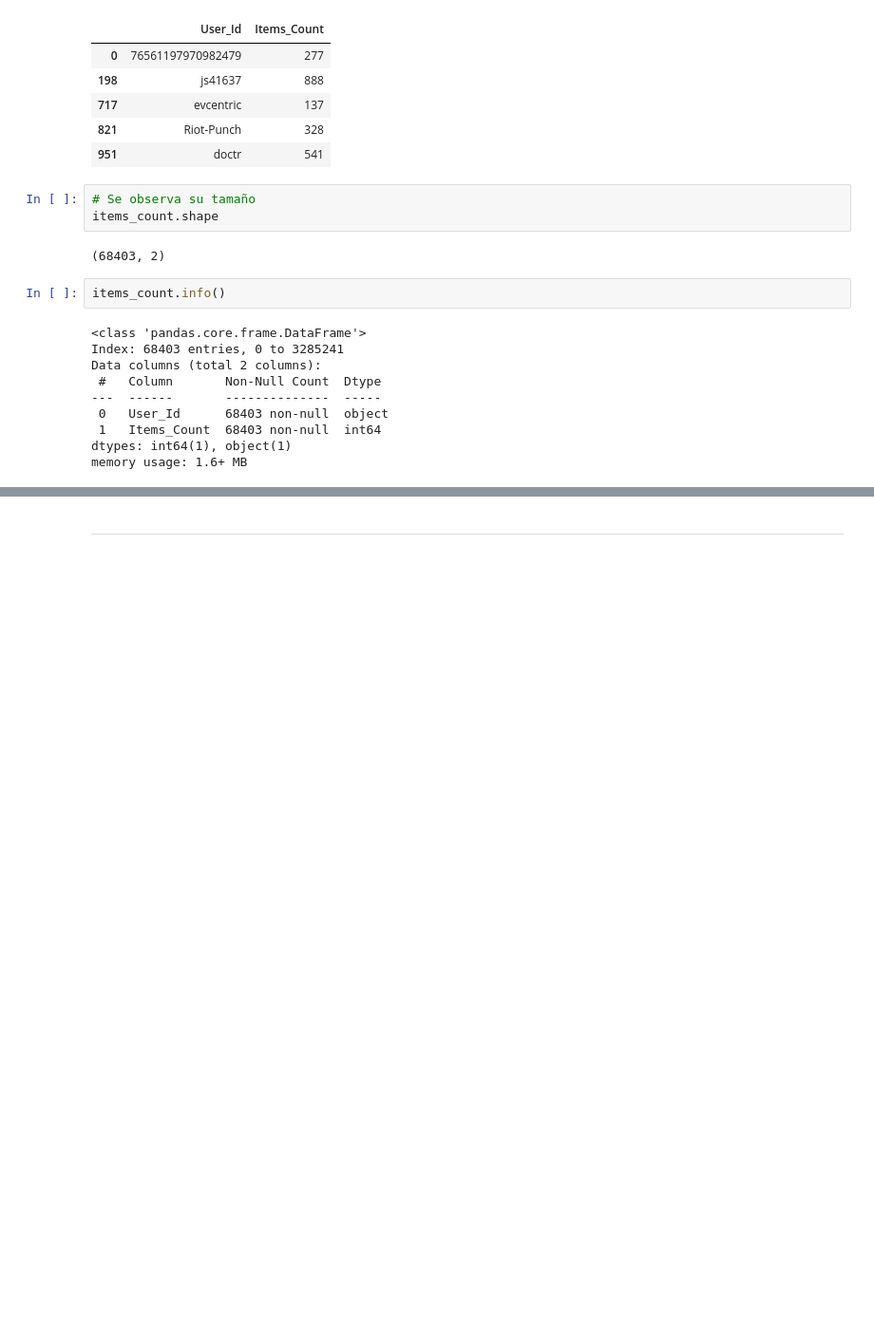
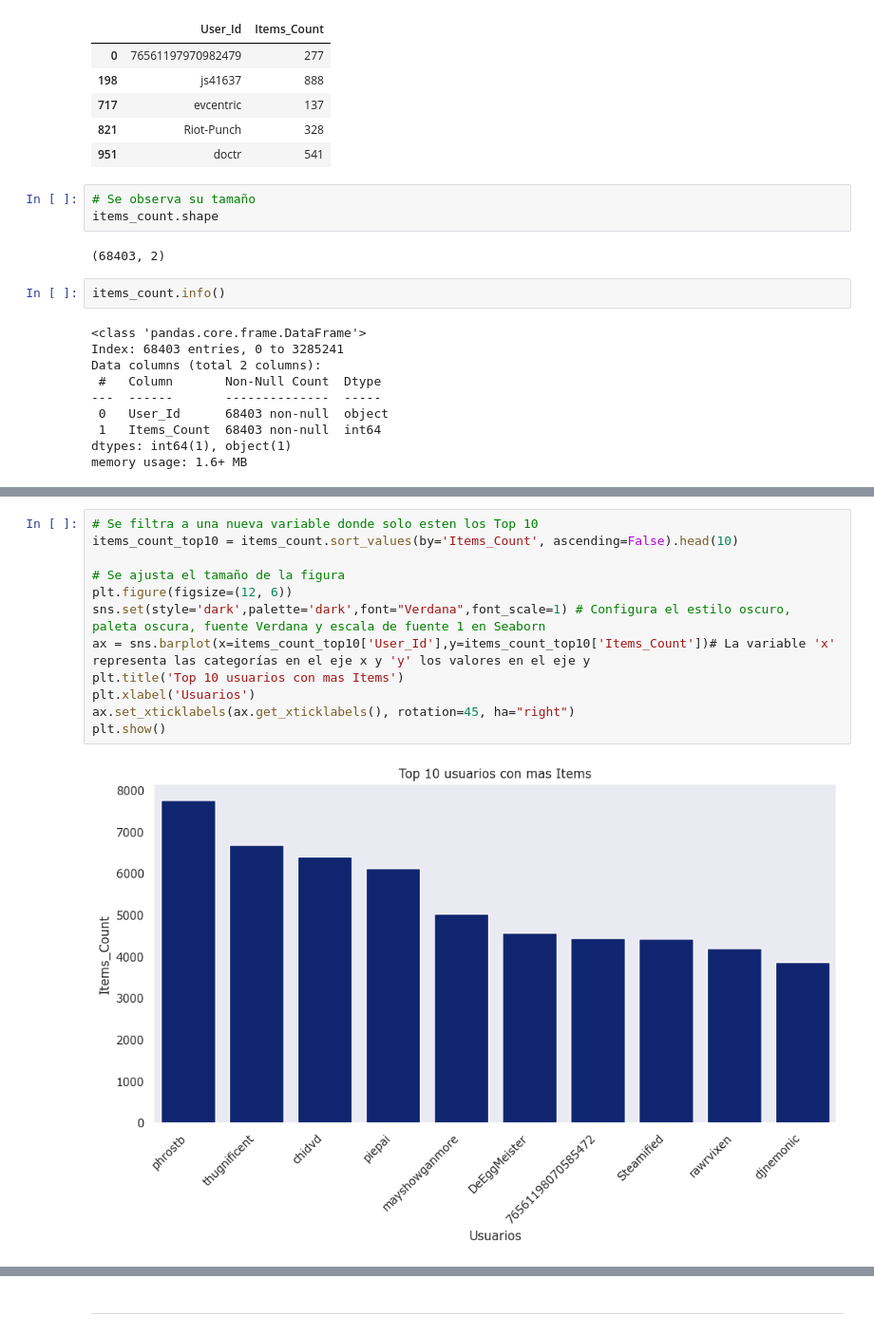
Before and after one commit to DavidssonGon/PI_ML_OPS_STEAM_DSFT17, a Jupyter notebook: EDA.ipynb, the cells around one changed output, grey strips where cells are left out. Shown at 95% size. Saved outputs shown, nothing was run; the diff lists cells and outputs as text; blank space fills up the shorter version.

```diff
--- a/EDA.ipynb
+++ b/EDA.ipynb
@@ -296,0 +319,14 @@ memory usage: 1.6+ MB
+# %%
+# Se filtra a una nueva variable donde solo esten los Top 10
+items_count_top10 = items_count.sort_values(by='Items_Count', ascending=False).head(10)
+
+# Se ajusta el tamaño de la figura
+plt.figure(figsize=(12, 6))
+sns.set(style='dark',palette='dark',font="Verdana",font_scale=1) # Configura el estilo oscuro, paleta oscura, fuente Verdana y escala de fuente 1 en Seaborn
+ax = sns.barplot(x=items_count_top10['User_Id'],y=items_count_top10['Items_Count'])# La variable 'x' representa las categorías en el eje x y 'y' los valores en el eje y
+plt.title('Top 10 usuarios con mas Items')
+plt.xlabel('Usuarios')
+ax.set_xticklabels(ax.get_xticklabels(), rotation=45, ha="right")
+plt.show()
+# %% [output]
+[figure, added]
```
Also changed, not shown: parts of 31 cells of this notebook, 1 other file.
